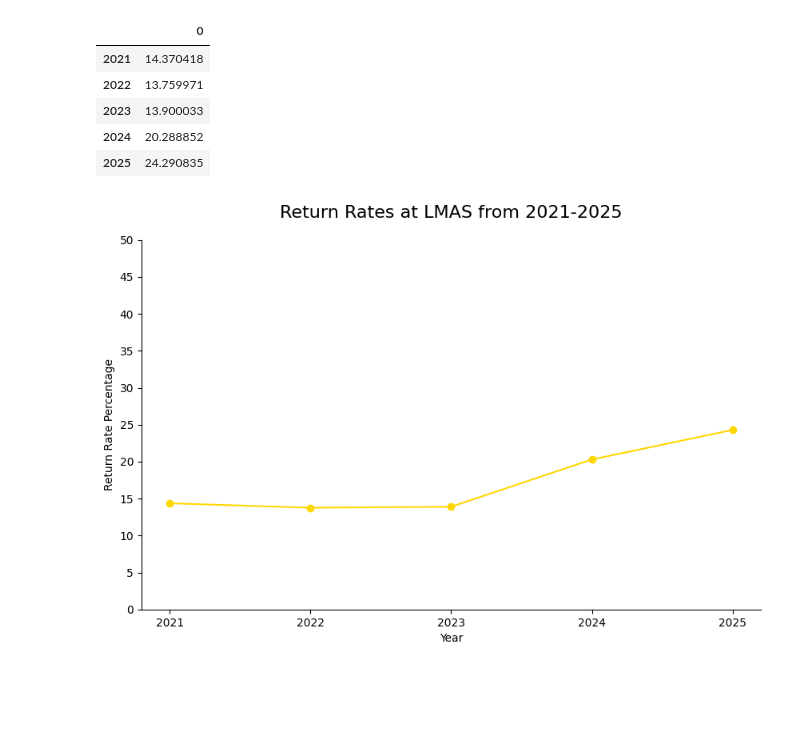
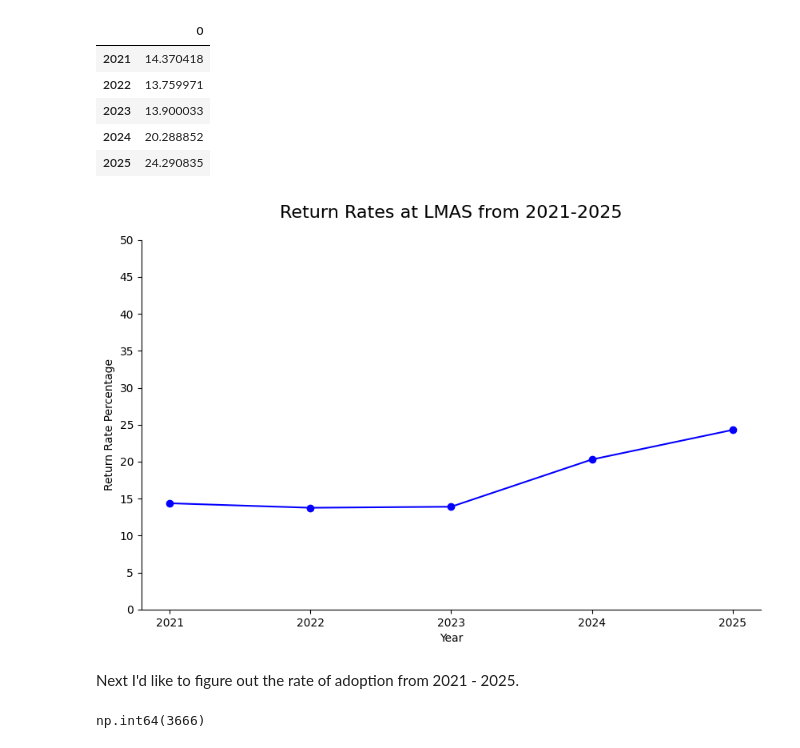
Before and after one commit to CosmicIdes/LMAS_intake_analysis, a Jupyter notebook: main.ipynb, the cells around one changed output. Cells and saved outputs as stored; diff of their text form; code cells hidden in the pictures; blank space fills up the shorter version.

Commit message:
Working on getting adoption rate.

```diff
--- a/main.ipynb
+++ b/main.ipynb
@@ -669,25 +649,40 @@ df_return_rates
 # %%
 import matplotlib.ticker as ticker
 
 plt.figure(figsize=(10,6))
 
-plt.plot(df_return_rates.index, df_return_rates.values, color='#ffd700', marker='o')
+plt.plot(df_return_rates.index, df_return_rates.values, color="#0400ff", marker='o')
 
 
 plt.xlabel("Year")
 plt.ylabel("Return Rate Percentage")
 plt.title("Return Rates at LMAS from 2021-2025", fontsize=16, pad=20)
 
 
 ax = plt.gca()
 ax.spines["top"].set_visible(False)
 ax.spines["right"].set_visible(False)
 ax.xaxis.set_major_locator(ticker.MultipleLocator(base=1.0))
 ax.yaxis.set_major_locator(ticker.MultipleLocator(base=5.0))
 
 
 plt.ylim(0, 50)
 
 plt.show()
 # %% [output]
-[figure, old version]
+[figure, new version]
+# %% [markdown]
+Next I'd like to figure out the rate of adoption from 2021 - 2025.
+# %%
+def out_types_by_year_and_type(year, out_type):
+    df['out_type'] = df['out_type'].str.strip().str.lower()
+    out_type_count = df.groupby(df['out_date'].dt.year)['out_type'].value_counts(ascending=False)
+
+    filtered_out_type_by_year = out_type_count.loc[int(year)]
+    filtered_out_type_by_type = filtered_out_type_by_year.loc[str(out_type)]
+
+    return filtered_out_type_by_type
+
+out_types_by_year_and_type(2024, 'adoption')
+# %% [output]
+np.int64(3666)
```
Also changed, not shown: parts of 1 cell of this notebook.
